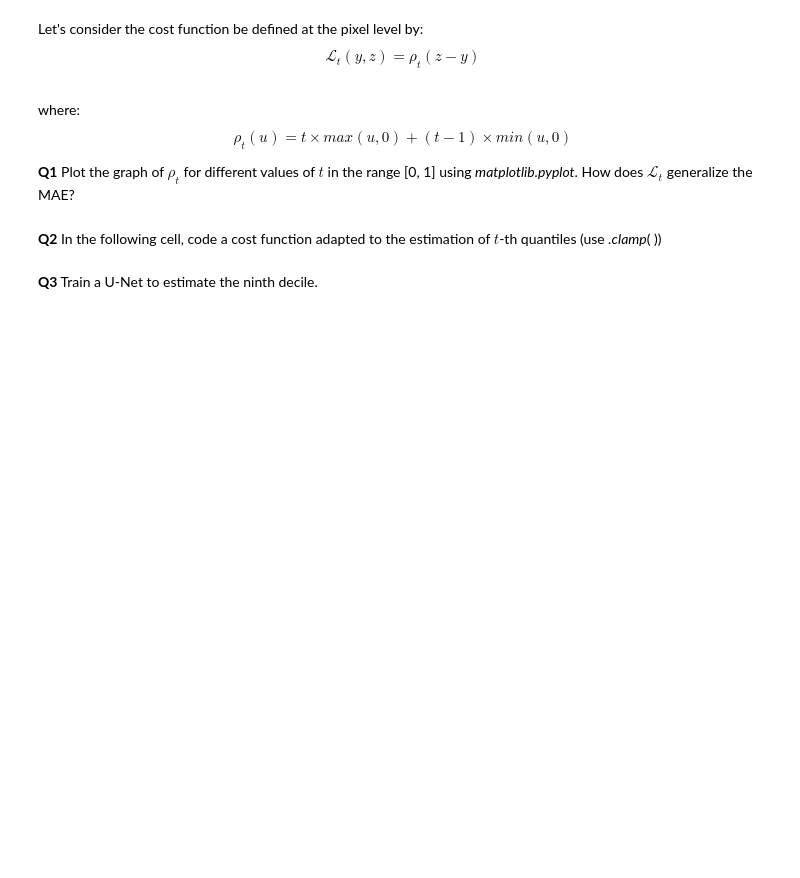
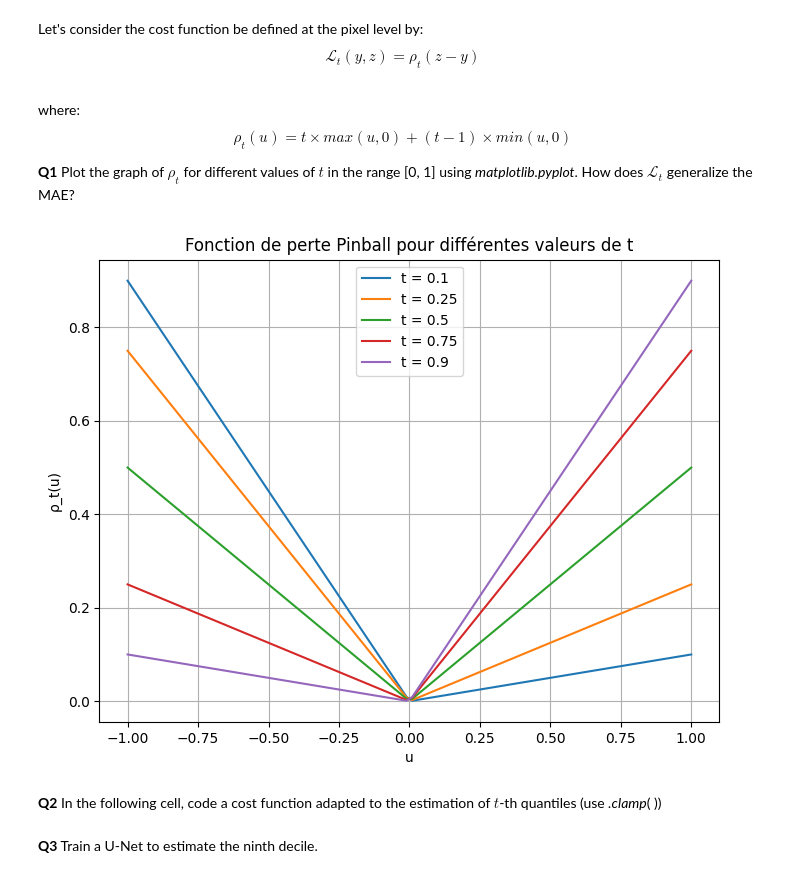
Before and after one commit to remi421/ML_S5_etudiants, a Jupyter notebook: practicals/P5/P5_instructions.ipynb, the cells around one changed output. Saved outputs shown, nothing was run; the diff lists cells and outputs as text; code cells hidden in the pictures; blank space fills up the shorter version.

```diff
--- a/practicals/P5/P5_instructions.ipynb
+++ b/practicals/P5/P5_instructions.ipynb
@@ -56,5 +59,31 @@ $$\rho_t(u) = t \times max(u,0) + (t-1) \times min(u,0) $$
 
 **Q1** Plot the graph of $\rho_t$ for different values of $t$ in the range [0, 1] using *matplotlib.pyplot*.
 How does $\mathcal{L}_t$ generalize the MAE?
+# %%
+import matplotlib.pyplot as plt
+import numpy as np
+
+def rho(u, t):
+    return t * np.maximum(u, 0) + (t - 1) * np.minimum(u, 0)
+
+# Différentes valeurs de t
+t_values = [0.1, 0.25, 0.5, 0.75, 0.9]
+
+# Valeurs de u
+u_values = np.linspace(-1, 1, 100)
+
+# Tracer le graphique
+plt.figure(figsize=(8, 6))
+for t in t_values:
+    plt.plot(u_values, rho(u_values, t), label=f't = {t}')
+
+plt.xlabel('u')
+plt.ylabel('ρ_t(u)')
+plt.title('Fonction de perte Pinball pour différentes valeurs de t')
+plt.legend()
+plt.grid(True)
+plt.show()
+# %% [output]
+[figure, added]
 # %% [markdown]
 **Q2** In the following cell, code a cost function adapted to the estimation of $t$-th quantiles (use *.clamp*( ))
```
Also changed, not shown: parts of 7 cells of this notebook.
